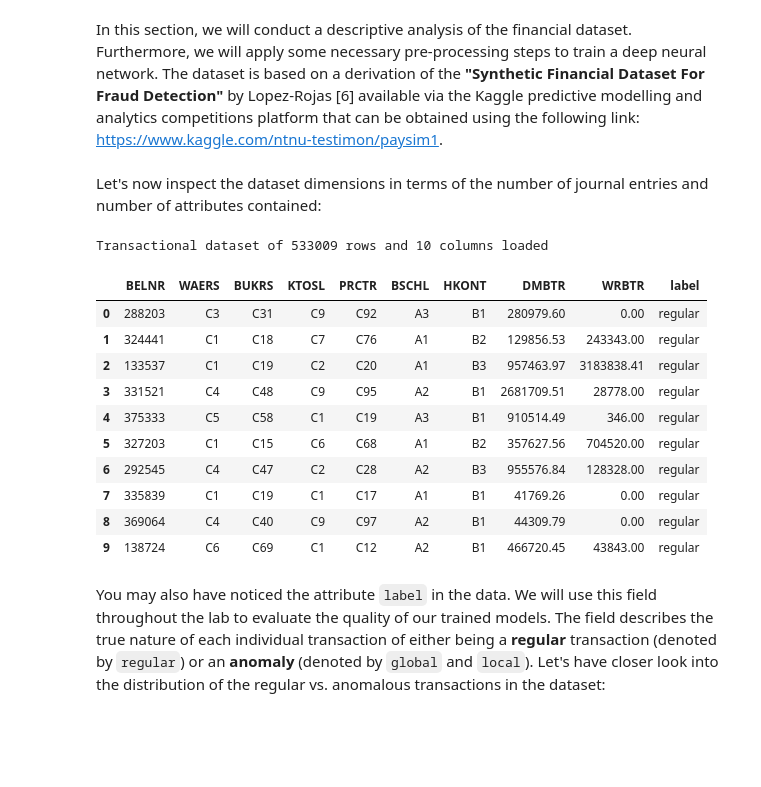
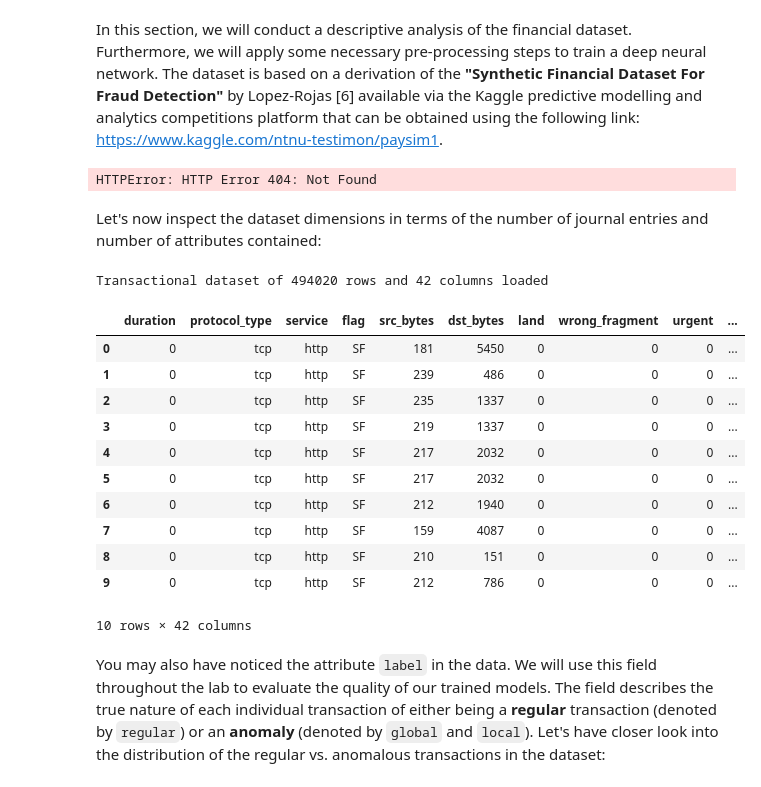
Before and after one commit to dennisblaufuss/FS_MADS, a Jupyter notebook: Semester 2/ML II/Mini Project/AAE_Outlier.ipynb, the cells around one changed output. Drawn from its saved outputs; the diff is of its cells as text; code cells hidden in the pictures; blank space fills up the shorter version.

Commit message:
dataset

```diff
--- a/Semester 2/ML II/Mini Project/AAE_Outlier.ipynb
+++ b/Semester 2/ML II/Mini Project/AAE_Outlier.ipynb
@@ -64,33 +64,36 @@ if not os.path.exists('./models'): os.makedirs('./models')  # create trained mod
 In this section, we will conduct a descriptive analysis of the financial dataset. Furthermore, we will apply some necessary pre-processing steps to train a deep neural network. The dataset is based on a derivation of the **"Synthetic Financial Dataset For Fraud Detection"** by Lopez-Rojas [6] available via the Kaggle predictive modelling and analytics competitions platform that can be obtained using the following link: https://www.kaggle.com/ntnu-testimon/paysim1.
 # %%
 # load the synthetic ERP dataset
-#ori_dataset = pd.read_csv('./data/fraud_dataset_v2.csv')
+#kdd_dataset = pd.read_csv('./data/fraud_dataset_v2.csv')
 
 # load the synthetic ERP dataset
-url = 'https://raw.githubusercontent.com/GitiHubi/deepAI/master/data/fraud_dataset_v2.csv'
-ori_dataset = pd.read_csv(url)
+url = 'https://raw.githubusercontent.com/dennisblaufuss/FS_MADS/main/Semester%202/ML%20II/Mini%20Project/synthetic.csv'
+kdd_dataset = pd.read_csv(url)
+# %% [output]
+HTTPError: HTTP Error 404: Not Found
 # %% [markdown]
 Let's now inspect the dataset dimensions in terms of the number of journal entries and number of attributes contained:
 # %%
 # inspect the dataset dimensions
-print('Transactional dataset of {} rows and {} columns loaded'.format(ori_dataset.shape[0], ori_dataset.shape[1]))
+print('Transactional dataset of {} rows and {} columns loaded'.format(kdd_dataset.shape[0], kdd_dataset.shape[1]))
 # %% [output]
-Transactional dataset of 533009 rows and 10 columns loaded
+Transactional dataset of 494020 rows and 42 columns loaded
 # %%
 # inspect top rows of the ERP dataset
-ori_dataset.head(10)
+kdd_dataset.head(10)
 # %% [output]
-|  | BELNR | WAERS | BUKRS | KTOSL | PRCTR | BSCHL | HKONT | DMBTR | WRBTR | label |
-| 0 | 288203 | C3 | C31 | C9 | C92 | A3 | B1 | 280979.60 | 0.00 | regular |
-| 1 | 324441 | C1 | C18 | C7 | C76 | A1 | B2 | 129856.53 | 243343.00 | regular |
-| 2 | 133537 | C1 | C19 | C2 | C20 | A1 | B3 | 957463.97 | 3183838.41 | regular |
-| 3 | 331521 | C4 | C48 | C9 | C95 | A2 | B1 | 2681709.51 | 28778.00 | regular |
-| 4 | 375333 | C5 | C58 | C1 | C19 | A3 | B1 | 910514.49 | 346.00 | regular |
-| 5 | 327203 | C1 | C15 | C6 | C68 | A1 | B2 | 357627.56 | 704520.00 | regular |
-| 6 | 292545 | C4 | C47 | C2 | C28 | A2 | B3 | 955576.84 | 128328.00 | regular |
-| 7 | 335839 | C1 | C19 | C1 | C17 | A1 | B1 | 41769.26 | 0.00 | regular |
-| 8 | 369064 | C4 | C40 | C9 | C97 | A2 | B1 | 44309.79 | 0.00 | regular |
-| 9 | 138724 | C6 | C69 | C1 | C12 | A2 | B1 | 466720.45 | 43843.00 | regular |
+|  | duration | protocol_type | service | flag | src_bytes | dst_bytes | land | wrong_fragment | urgent | ... |
+| 0 | 0 | tcp | http | SF | 181 | 5450 | 0 | 0 | 0 | ... |
+| 1 | 0 | tcp | http | SF | 239 | 486 | 0 | 0 | 0 | ... |
+| 2 | 0 | tcp | http | SF | 235 | 1337 | 0 | 0 | 0 | ... |
+| 3 | 0 | tcp | http | SF | 219 | 1337 | 0 | 0 | 0 | ... |
+| 4 | 0 | tcp | http | SF | 217 | 2032 | 0 | 0 | 0 | ... |
+| 5 | 0 | tcp | http | SF | 217 | 2032 | 0 | 0 | 0 | ... |
+| 6 | 0 | tcp | http | SF | 212 | 1940 | 0 | 0 | 0 | ... |
+| 7 | 0 | tcp | http | SF | 159 | 4087 | 0 | 0 | 0 | ... |
+| 8 | 0 | tcp | http | SF | 210 | 151 | 0 | 0 | 0 | ... |
+| 9 | 0 | tcp | http | SF | 212 | 786 | 0 | 0 | 0 | ... |
+10 rows × 42 columns
 # %% [markdown]
 You may also have noticed the attribute `label` in the data. We will use this field throughout the lab to evaluate the quality of our trained models. The field describes the true nature of each individual transaction of either being a **regular** transaction (denoted by `regular`) or an **anomaly** (denoted by `global` and `local`). Let's have closer look into the distribution of the regular vs. anomalous transactions in the dataset:
 # %%
```
Also changed, not shown: parts of 1 cell of this notebook, 2 other files.
